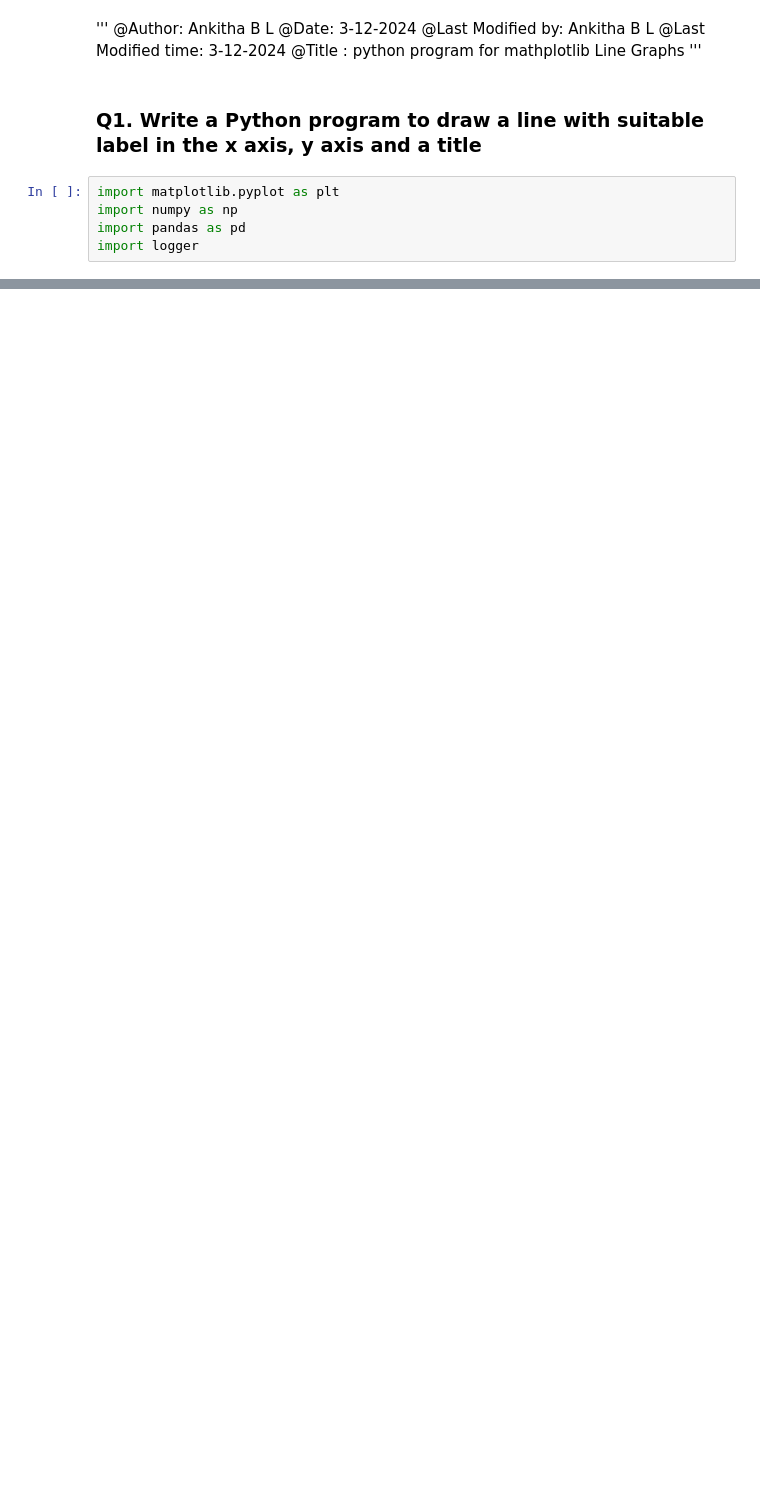
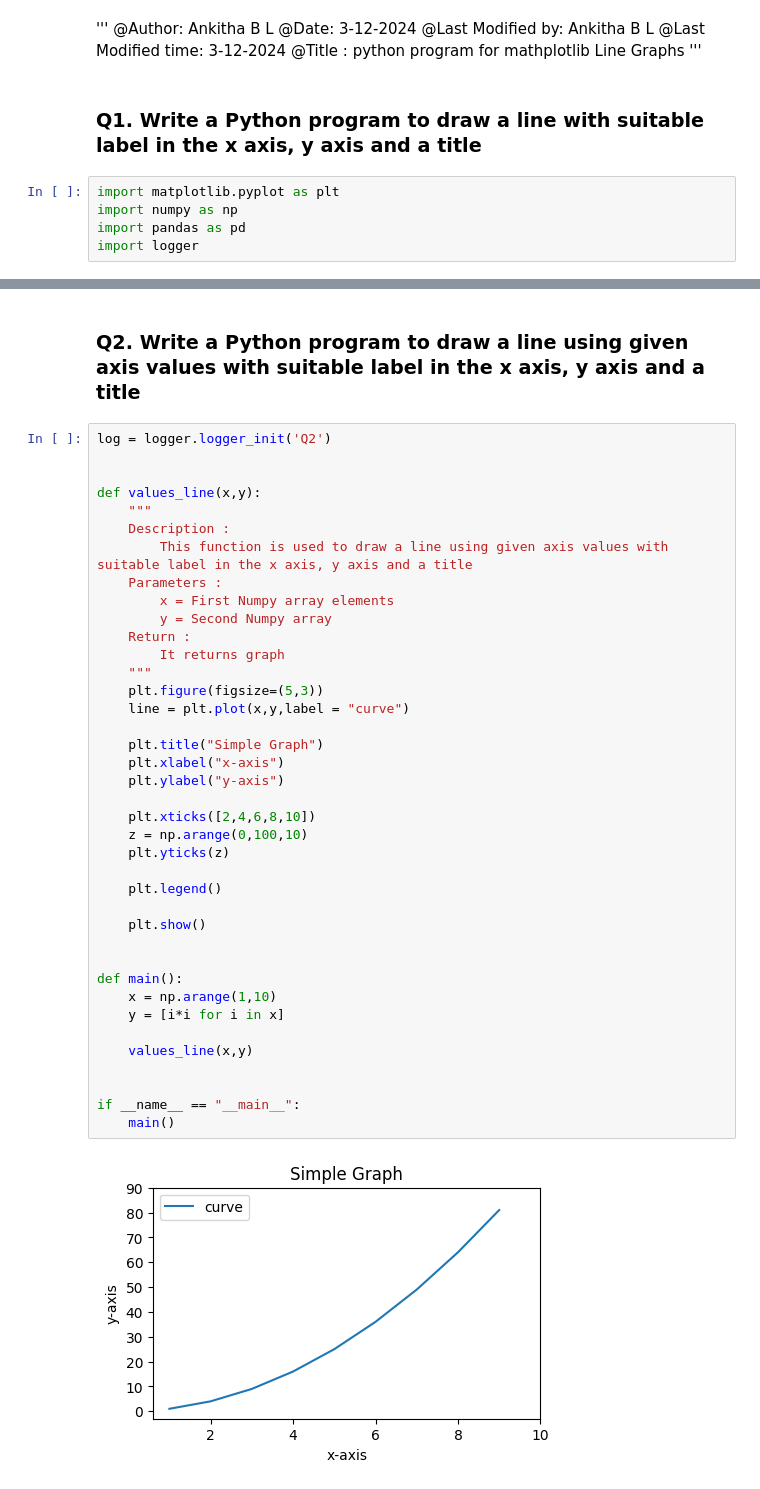
Before and after one commit to Ankitha8105/Python_Libraries, a Jupyter notebook: Matplotlib/linegraph.ipynb, the cells around one changed output, grey strips where cells are left out. Drawn from its saved outputs; the diff is of its cells as text; blank space fills up the shorter version.

Commit message:
[Ankitha] Modified : python program to draw a line using given axis values with suitable label in the x axis, y axis and a title

```diff
--- a/Matplotlib/linegraph.ipynb
+++ b/Matplotlib/linegraph.ipynb
@@ -51,3 +52,46 @@ if __name__ == "__main__":
     main()
 # %% [output]
 [figure]
+# %% [markdown]
+### Q2. Write a Python program to draw a line using given axis values with suitable label in the x axis, y axis and a title
+# %%
+log = logger.logger_init('Q2')
+
+
+def values_line(x,y):
+    """
+    Description :
+        This function is used to draw a line using given axis values with suitable label in the x axis, y axis and a title
+    Parameters :
+        x = First Numpy array elements
+        y = Second Numpy array
+    Return :
+        It returns graph
+    """
+    plt.figure(figsize=(5,3))
+    line = plt.plot(x,y,label = "curve")
+
+    plt.title("Simple Graph")
+    plt.xlabel("x-axis")
+    plt.ylabel("y-axis")
+
+    plt.xticks([2,4,6,8,10])
+    z = np.arange(0,100,10)
+    plt.yticks(z)
+
+    plt.legend()
+
+    plt.show()
+
+
+def main():
+    x = np.arange(1,10)
+    y = [i*i for i in x]
+
+    values_line(x,y)
+
+
+if __name__ == "__main__":
+    main()
+# %% [output]
+[figure, added]
```
Also changed, not shown: parts of 1 cell of this notebook.
